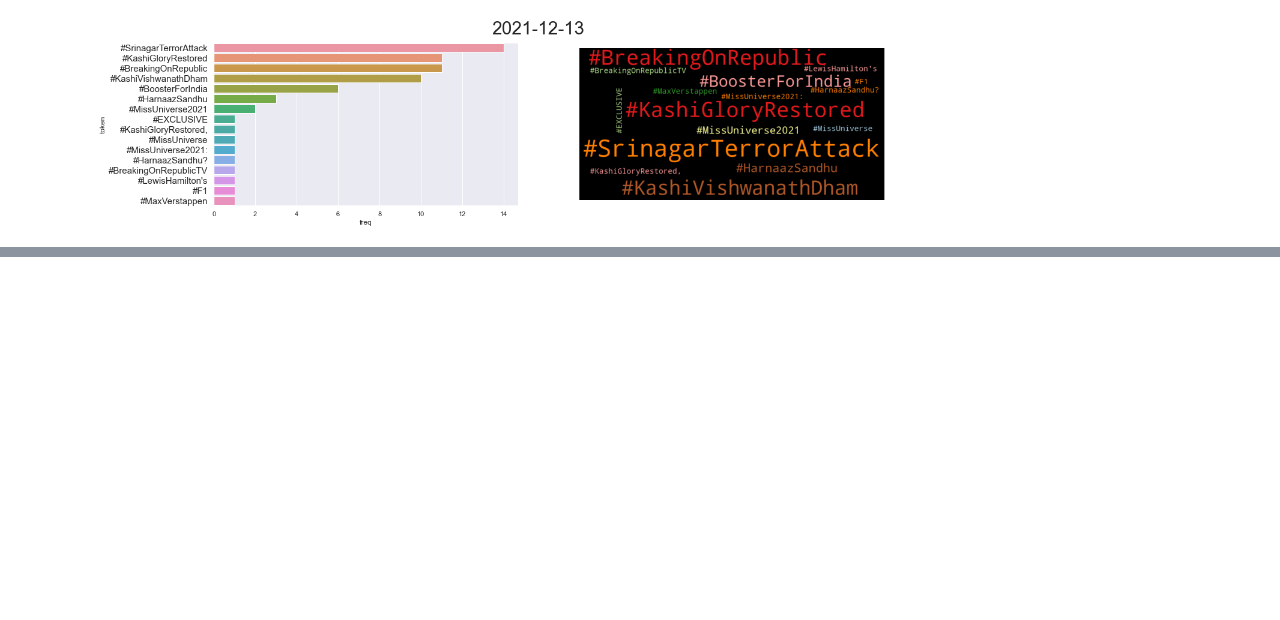
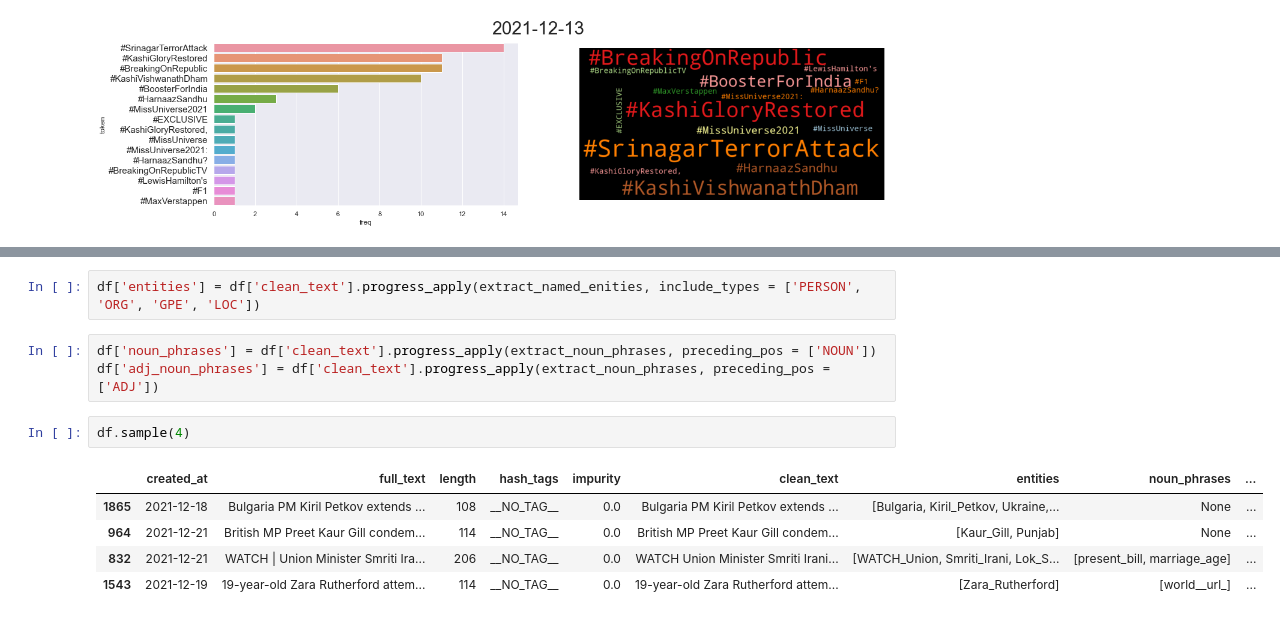
Before and after one commit to lkarjun/workouts-nlp, a Jupyter notebook: 4. Twitter-Usertimeline-Analysing/usertimeline.ipynb, the cells around one changed output, grey strips where cells are left out. Saved outputs shown, nothing was run; the diff lists cells and outputs as text; blank space fills up the shorter version.

```diff
--- a/4. Twitter-Usertimeline-Analysing/usertimeline.ipynb
+++ b/4. Twitter-Usertimeline-Analysing/usertimeline.ipynb
@@ -191,0 +320,13 @@ for date in unique_date:
+# %%
+df['entities'] = df['clean_text'].progress_apply(extract_named_enities, include_types = ['PERSON', 'ORG', 'GPE', 'LOC'])
+# %%
+df['noun_phrases'] = df['clean_text'].progress_apply(extract_noun_phrases, preceding_pos = ['NOUN'])
+df['adj_noun_phrases'] = df['clean_text'].progress_apply(extract_noun_phrases, preceding_pos = ['ADJ'])
+# %%
+df.sample(4)
+# %% [output]
+|  | created_at | full_text | length | hash_tags | impurity | clean_text | entities | noun_phrases | ... |
+| 1865 | 2021-12-18 | Bulgaria PM Kiril Petkov extends ... | 108 | __NO_TAG__ | 0.0 | Bulgaria PM Kiril Petkov extends ... | [Bulgaria, Kiril_Petkov, Ukraine,... | None | ... |
+| 964 | 2021-12-21 | British MP Preet Kaur Gill condem... | 114 | __NO_TAG__ | 0.0 | British MP Preet Kaur Gill condem... | [Kaur_Gill, Punjab] | None | ... |
+| 832 | 2021-12-21 | WATCH | Union Minister Smriti Ira... | 206 | __NO_TAG__ | 0.0 | WATCH Union Minister Smriti Irani... | [WATCH_Union, Smriti_Irani, Lok_S... | [present_bill, marriage_age] | ... |
+| 1543 | 2021-12-19 | 19-year-old Zara Rutherford attem... | 114 | __NO_TAG__ | 0.0 | 19-year-old Zara Rutherford attem... | [Zara_Rutherford] | [world__url_] | ... |
```
Also changed, not shown: parts of 26 cells of this notebook.
